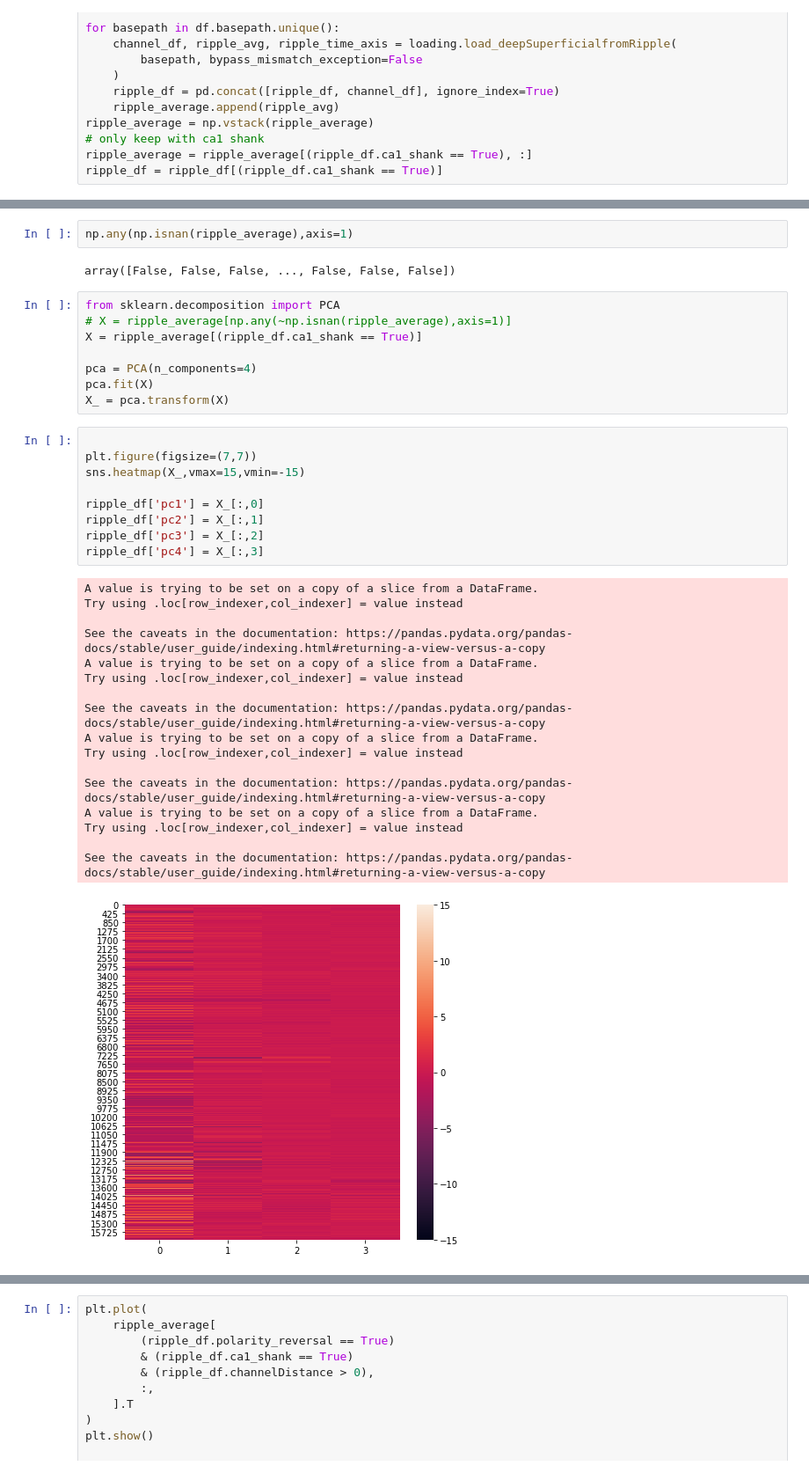
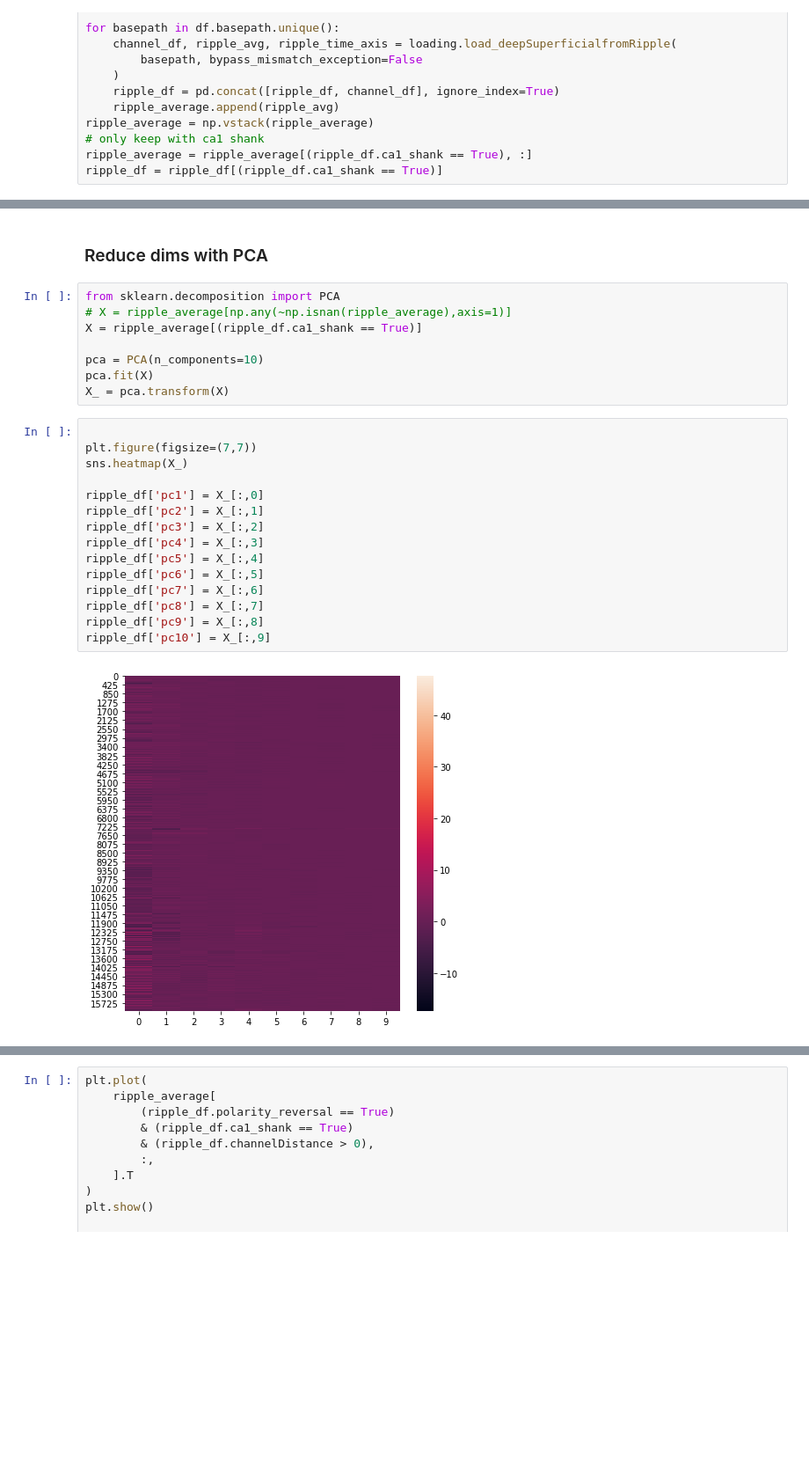
Before and after one commit to ryanharvey1/ripple_heterogeneity, a Jupyter notebook: python/notebooks/investigate_deepsup_distance.ipynb, the cells around one changed output, grey strips where cells are left out. Shown at 88% size. Cells and saved outputs as stored; diff of their text form; blank space fills up the shorter version.

Commit message:
added documentation

```diff
--- a/python/notebooks/investigate_deepsup_distance.ipynb
+++ b/python/notebooks/investigate_deepsup_distance.ipynb
@@ -165,39 +163,27 @@ sns.heatmap(ripple_average[(ripple_df.polarity_reversal == True),:][idx])
-# %%
-np.any(np.isnan(ripple_average),axis=1)
-# %% [output]
-array([False, False, False, ..., False, False, False])
+# %% [markdown]
+### Reduce dims with PCA
 # %%
 from sklearn.decomposition import PCA
 # X = ripple_average[np.any(~np.isnan(ripple_average),axis=1)]
 X = ripple_average[(ripple_df.ca1_shank == True)]
 
-pca = PCA(n_components=4)
+pca = PCA(n_components=10)
 pca.fit(X)
 X_ = pca.transform(X)
 # %%
 
 plt.figure(figsize=(7,7))
-sns.heatmap(X_,vmax=15,vmin=-15)
+sns.heatmap(X_)
 
 ripple_df['pc1'] = X_[:,0]
 ripple_df['pc2'] = X_[:,1]
 ripple_df['pc3'] = X_[:,2]
 ripple_df['pc4'] = X_[:,3]
+ripple_df['pc5'] = X_[:,4]
+ripple_df['pc6'] = X_[:,5]
+ripple_df['pc7'] = X_[:,6]
+ripple_df['pc8'] = X_[:,7]
+ripple_df['pc9'] = X_[:,8]
+ripple_df['pc10'] = X_[:,9]
 # %% [output]
-A value is trying to be set on a copy of a slice from a DataFrame.
-Try using .loc[row_indexer,col_indexer] = value instead
-
-See the caveats in the documentation: https://pandas.pydata.org/pandas-docs/stable/user_guide/indexing.html#returning-a-view-versus-a-copy
-A value is trying to be set on a copy of a slice from a DataFrame.
-Try using .loc[row_indexer,col_indexer] = value instead
-
-See the caveats in the documentation: https://pandas.pydata.org/pandas-docs/stable/user_guide/indexing.html#returning-a-view-versus-a-copy
-A value is trying to be set on a copy of a slice from a DataFrame.
-Try using .loc[row_indexer,col_indexer] = value instead
-
-See the caveats in the documentation: https://pandas.pydata.org/pandas-docs/stable/user_guide/indexing.html#returning-a-view-versus-a-copy
-A value is trying to be set on a copy of a slice from a DataFrame.
-Try using .loc[row_indexer,col_indexer] = value instead
-
-See the caveats in the documentation: https://pandas.pydata.org/pandas-docs/stable/user_guide/indexing.html#returning-a-view-versus-a-copy
-[figure, old version]
+[figure, new version]
```
Also changed, not shown: parts of 43 cells of this notebook.
